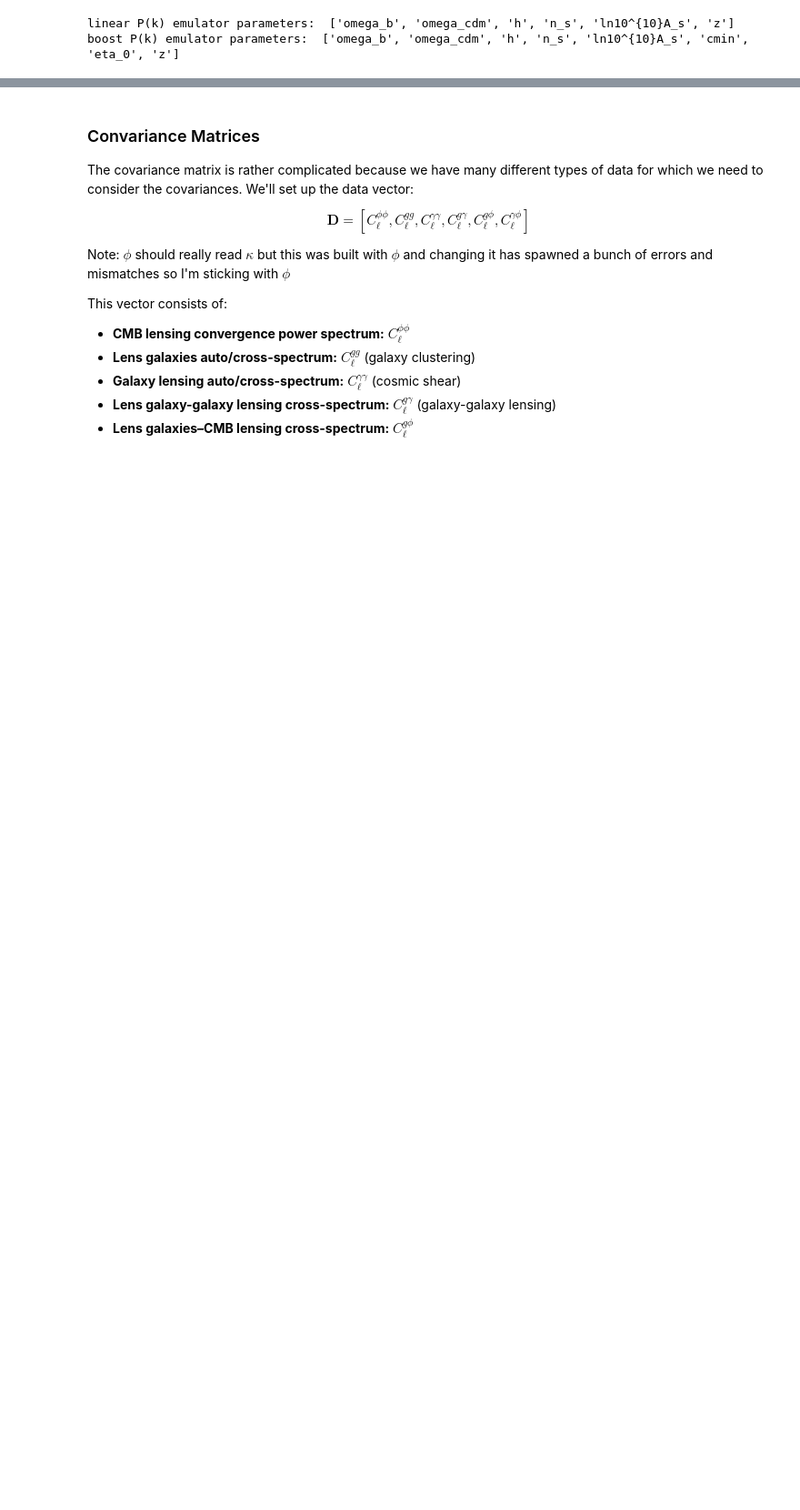
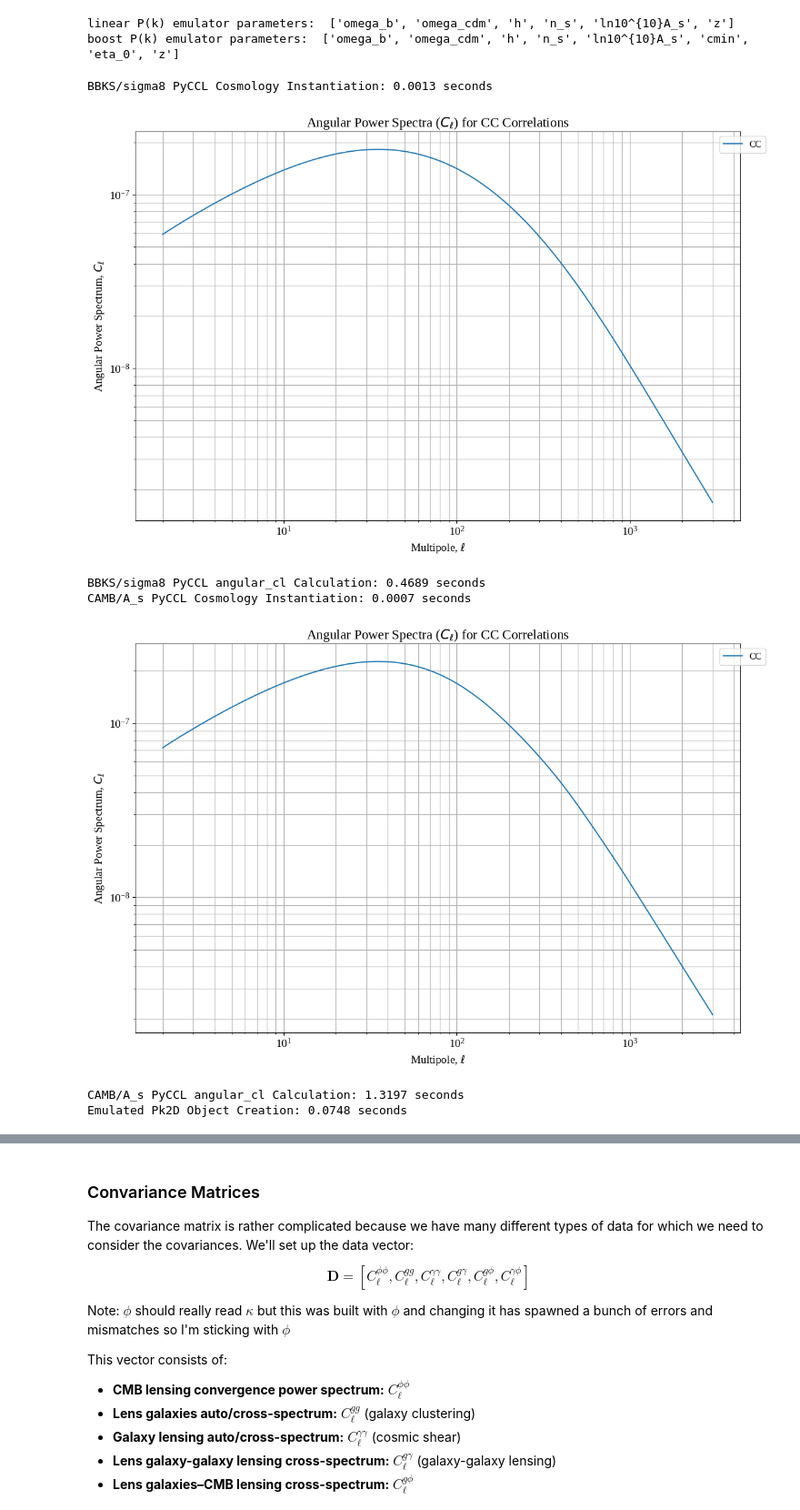
Before and after one commit to lia-lubit/DESIxSO, a Jupyter notebook: forecasting.ipynb, the cells around one changed output, grey strips where cells are left out. Shown at 91% size. Saved outputs shown, nothing was run; the diff lists cells and outputs as text; code cells hidden in the pictures; blank space fills up the shorter version.

```diff
--- a/forecasting.ipynb
+++ b/forecasting.ipynb
@@ -446,7 +447,7 @@ calculate_and_plot_Cls(
     cosmology=flat_LCDM_cosmology1_timed, # Use the newly created cosmology object
     lens_data=DESI_lens_data,
     source_data=HSC_dist_0_3,
-    correlation_types=['LL'])
+    correlation_types=['CC'])
 end_time_ccl1_cl = time.time()
 time_ccl1_cl = end_time_ccl1_cl - start_time_ccl1_cl
 print(f"BBKS/sigma8 PyCCL angular_cl Calculation: {time_ccl1_cl:.4f} seconds")
@@ -477,7 +478,7 @@ calculate_and_plot_Cls(
     cosmology=flat_LCDM_cosmology2_timed, # Use the newly created cosmology object
     lens_data=DESI_lens_data,
     source_data=HSC_dist_0_3,
-    correlation_types=['LL'])
+    correlation_types=['CC'])
 end_time_ccl2_cl = time.time()
 time_ccl2_cl = end_time_ccl2_cl - start_time_ccl2_cl
 print(f"CAMB/A_s PyCCL angular_cl Calculation: {time_ccl2_cl:.4f} seconds")
@@ -502,31 +503,39 @@ print(f"Emulated Pk2D Object Creation: {time_emu_pk2d:.4f} seconds")
 
 start_time_emu_cl = time.time()
 calculate_and_plot_Cls(
     cosmology=flat_LCDM_cosmology2_timed,
     lens_data=DESI_lens_data,
     source_data=HSC_dist_0_3,
-    correlation_types=['LL'],
+    correlation_types=['CC'],
     Pk2D_object = Pk2D_full_timed
 )
 end_time_emu_cl = time.time()
 time_emu_cl = end_time_emu_cl - start_time_emu_cl
 print(f"Emulated P(k) angular_cl Calculation: {time_emu_cl:.4f} seconds")
 
 # results
 print("")
 print("General Summary")
 print("These times all include plotting. In my MCMC I do not actually plot the Cls, so these efficiency comparisons are a little incomplete.")
 print("In a later cell I will compare just the creation.")
 print("The times and differences vary each run. The final two results (see 'bottom line') generally stay between .65-1.0 and .35-.5, respectively.")
 print("The emulator cosmologies use the CAMB solver by necessity, so they are generally more accurate than the BBKs ones.")
 print("This is not lsot time, as I think I'd use CAMB/CLASS for my analyses anyway, since they are more accurate.")
 print(f"Total BBKS (sigma8) PyCCL time: {time_ccl1_init + time_ccl1_cl:.4f} seconds (Cosmology Init + angular_cl)")
 print(f"Total CAMB (A_s) PyCCL time: {time_ccl2_init + time_ccl2_cl:.4f} seconds (Cosmology Init + angular_cl)")
 print(f"Total Emulated PyCCL time: {time_ccl2_init + time_emu_pk2d + time_emu_cl:.4f} seconds (Cosmology Init + Pk2D Creation + angular_cl)")
 print(f"Total Emulated P(k) angular_cl time was {time_emu_cl / time_ccl1_cl:.2f} times that of the than (less accurate) BBKS (sigma8) PyCCL angular_cl.")
 print(f"Total Emulated P(k) angular_cl time was {time_emu_cl / time_ccl2_cl:.2f} times that of the than (more accurate) CAMB (A_s) PyCCL angular_cl.")
 
 print("")
 print("Bottom Line")
 print(f"Total Emulated PyCCL time was {(time_ccl2_init + time_emu_pk2d + time_emu_cl) / (time_ccl1_init + time_ccl1_cl):.2f} times the that of the (less accurate) BBKS (sigma8) PyCCL Cosmology Init.")
 print(f"Total Emulated PyCCL time was {(time_ccl2_init + time_emu_pk2d + time_emu_cl) / (time_ccl2_init + time_ccl2_cl):.2f} times the that of the (more accurate) CAMB (A_s) PyCCL Cosmology Init.")
+# %% [output]
+BBKS/sigma8 PyCCL Cosmology Instantiation: 0.0013 seconds
+[figure, added]
+BBKS/sigma8 PyCCL angular_cl Calculation: 0.4689 seconds
+CAMB/A_s PyCCL Cosmology Instantiation: 0.0007 seconds
+[figure, added]
+CAMB/A_s PyCCL angular_cl Calculation: 1.3197 seconds
+Emulated Pk2D Object Creation: 0.0748 seconds
```
Also changed, not shown: parts of 8 cells of this notebook, 7 other files.
